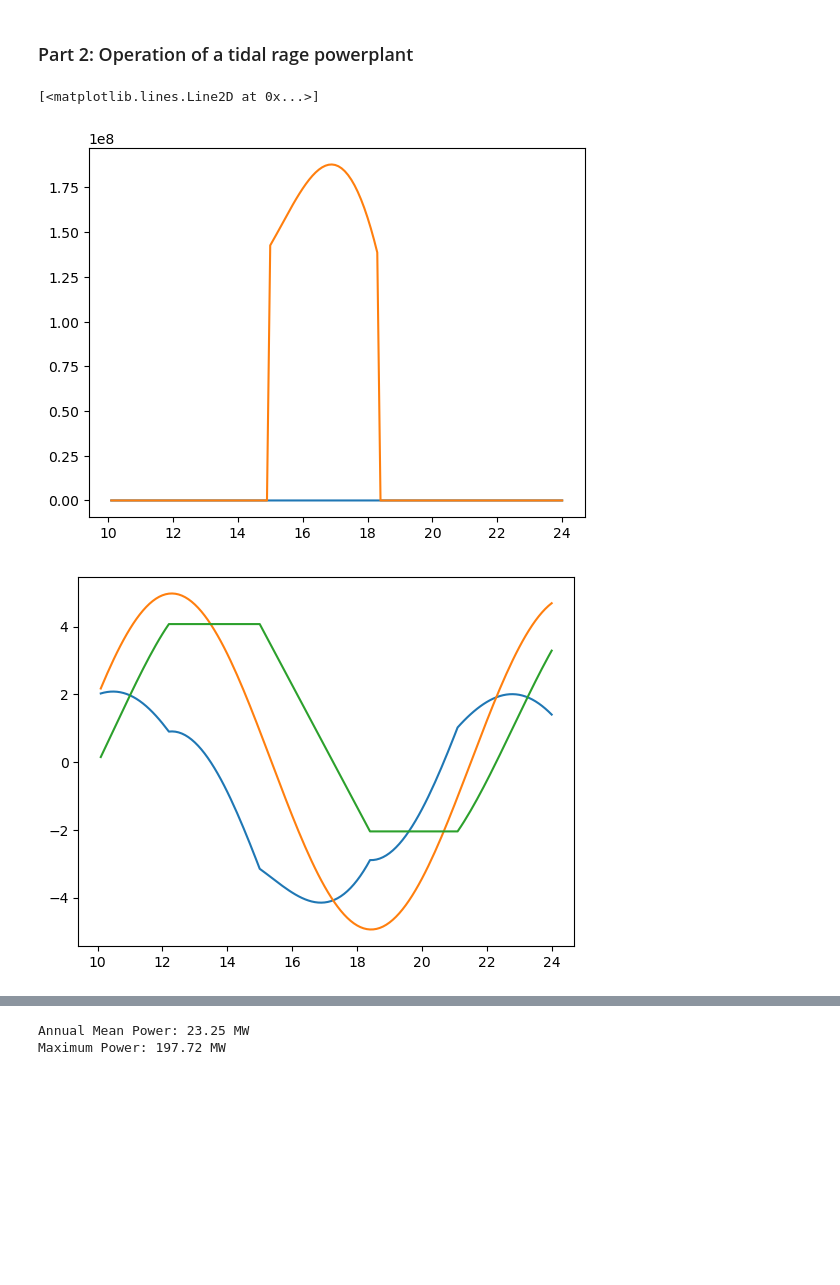
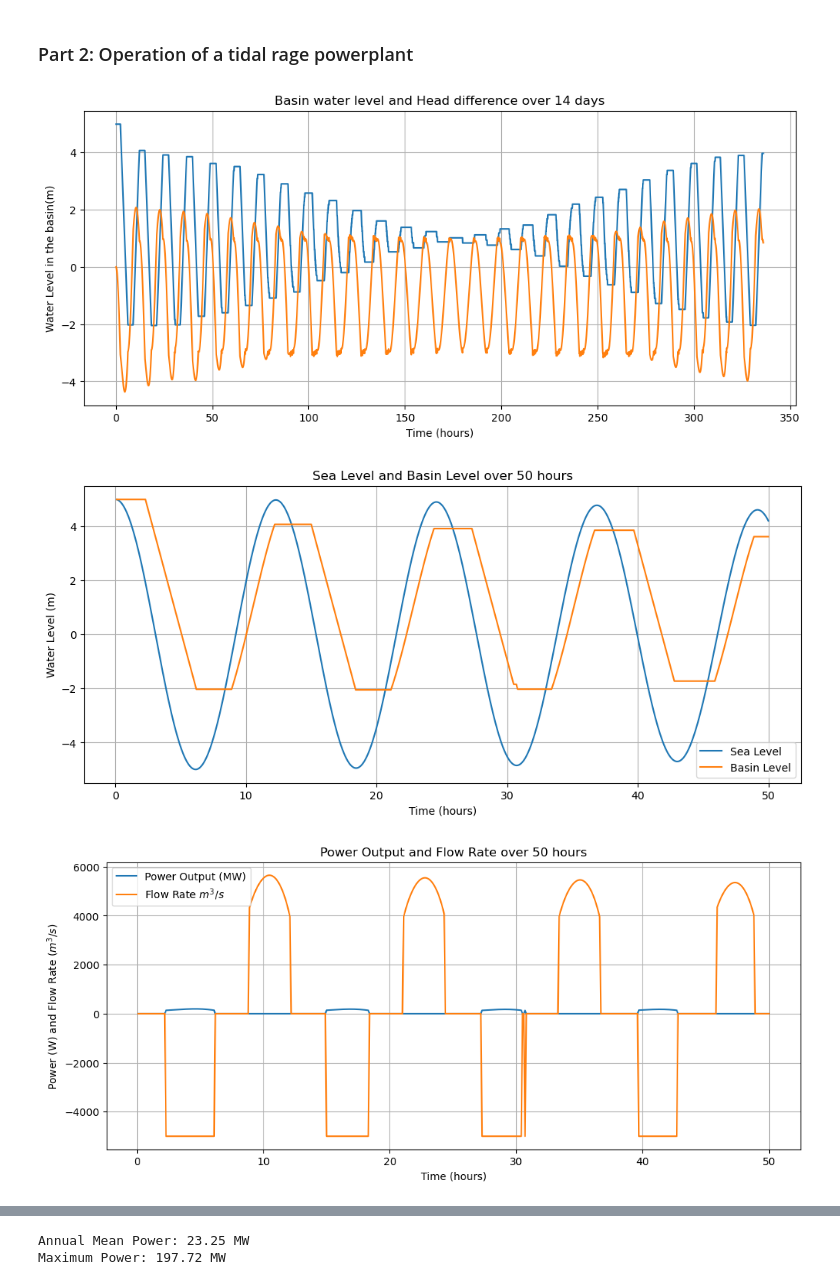
Before and after one commit to Aqdas-M/Offshore-Renewable-Technologies, a Jupyter notebook: Assignment 2/Assignment_2_Code.ipynb, the cells around one changed output, grey strips where cells are left out. Cells and saved outputs as stored; diff of their text form; code cells hidden in the pictures; blank space fills up the shorter version.

Commit message:
plots part 2

```diff
--- a/Assignment 2/Assignment_2_Code.ipynb
+++ b/Assignment 2/Assignment_2_Code.ipynb
@@ -134,13 +134,43 @@ for i in range(len(eta_sea)):
 
     Z.append(Z[i] + Q[i] / A_bas * (t[1]-t[0])*3600)
 # %%
-plt.plot(t[100:240], Q[100:240])
-plt.plot(t[100:240], P[100:240])
-plt.figure()
-plt.plot(t[100:240], H[100:240])
-plt.plot(t[100:240], eta_sea[100:240])
-plt.plot(t[100:240], Z[100:240])
+plt.figure(figsize=(12,5))
+plt.plot(t, Z[:-1], label='Basin water level')
+plt.plot(t, H, label='Head difference')
+plt.xlabel('Time (hours)')
+plt.ylabel('Water Level in the basin(m)')
+plt.title('Basin water level and Head difference over 14 days')
+plt.grid()
+
+
+plt.figure(figsize=(12,5))
+plt.plot(t[0:500], eta_sea[0:500], label='Sea Level')
+plt.plot(t[0:500], Z[0:500], label='Basin Level')
+plt.xlabel('Time (hours)')
+plt.ylabel('Water Level (m)')
+plt.title('Sea Level and Basin Level over 50 hours')
+plt.legend()
+plt.grid()
+
+
+plt.figure(figsize=(12,5))
+plt.plot(t[:500], np.array(P[:500]) / 1e6, label='Power Output (MW)')
+plt.plot(t[:500], Q[:500], label='Flow Rate $m^3/s$')
+plt.xlabel('Time (hours)')
+plt.ylabel('Power (W) and Flow Rate ($m^3/s$)')
+plt.title('Power Output and Flow Rate over 50 hours')
+plt.legend()
+plt.grid()
+
+
+plt.figure(figsize=(12,5))
+plt.plot(t[:120], H[:120], label='Head difference (m')
+plt.xlabel('Time (hours)')
+plt.ylabel('Head difference (m)')
+plt.title('Head difference over 12 hours')
+plt.legend()
+plt.grid()
 # %% [output]
-[<matplotlib.lines.Line2D at 0x...>]
-[figure, old version]
+[figure, new version]
-[figure, old version]
+[figure, new version]
+[figure, added]
```
Also changed, not shown: parts of 2 cells of this notebook.
